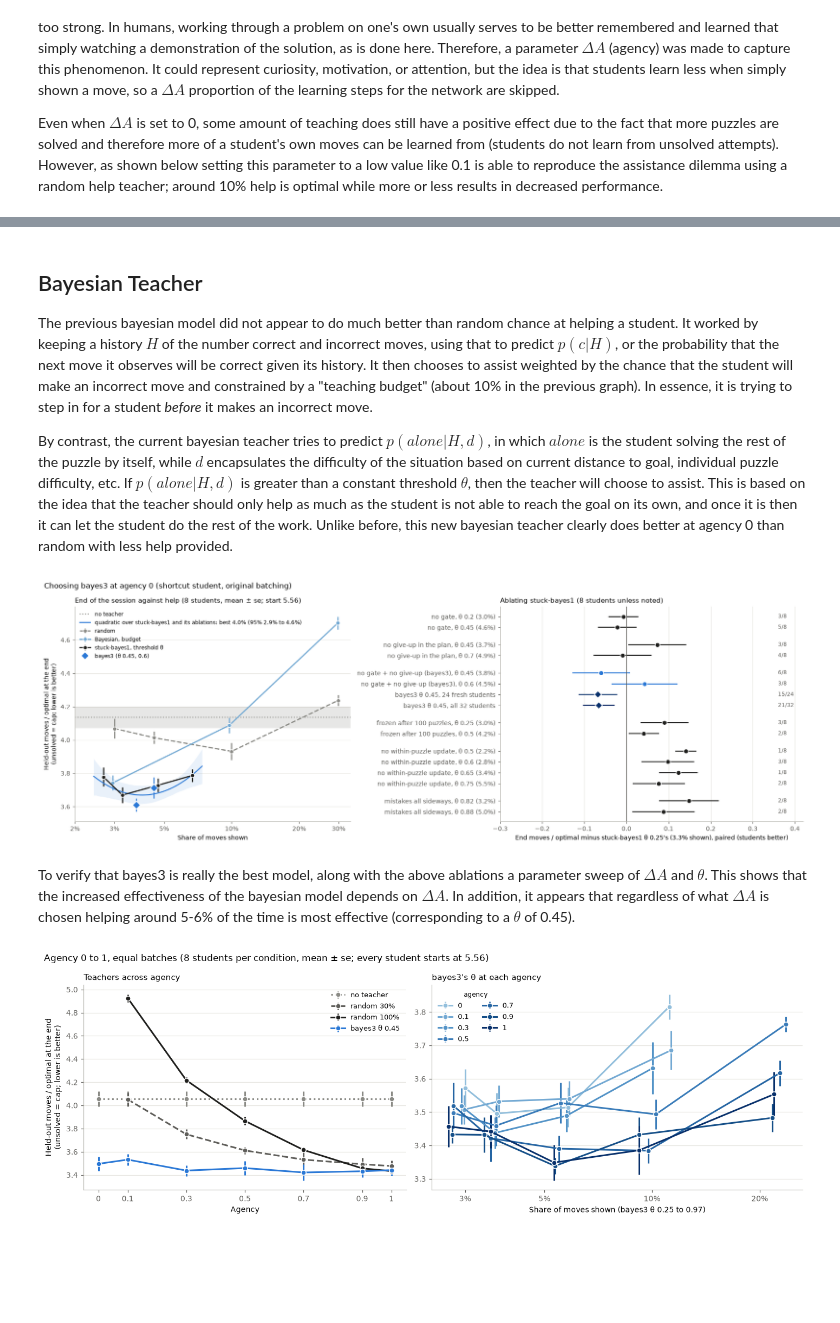
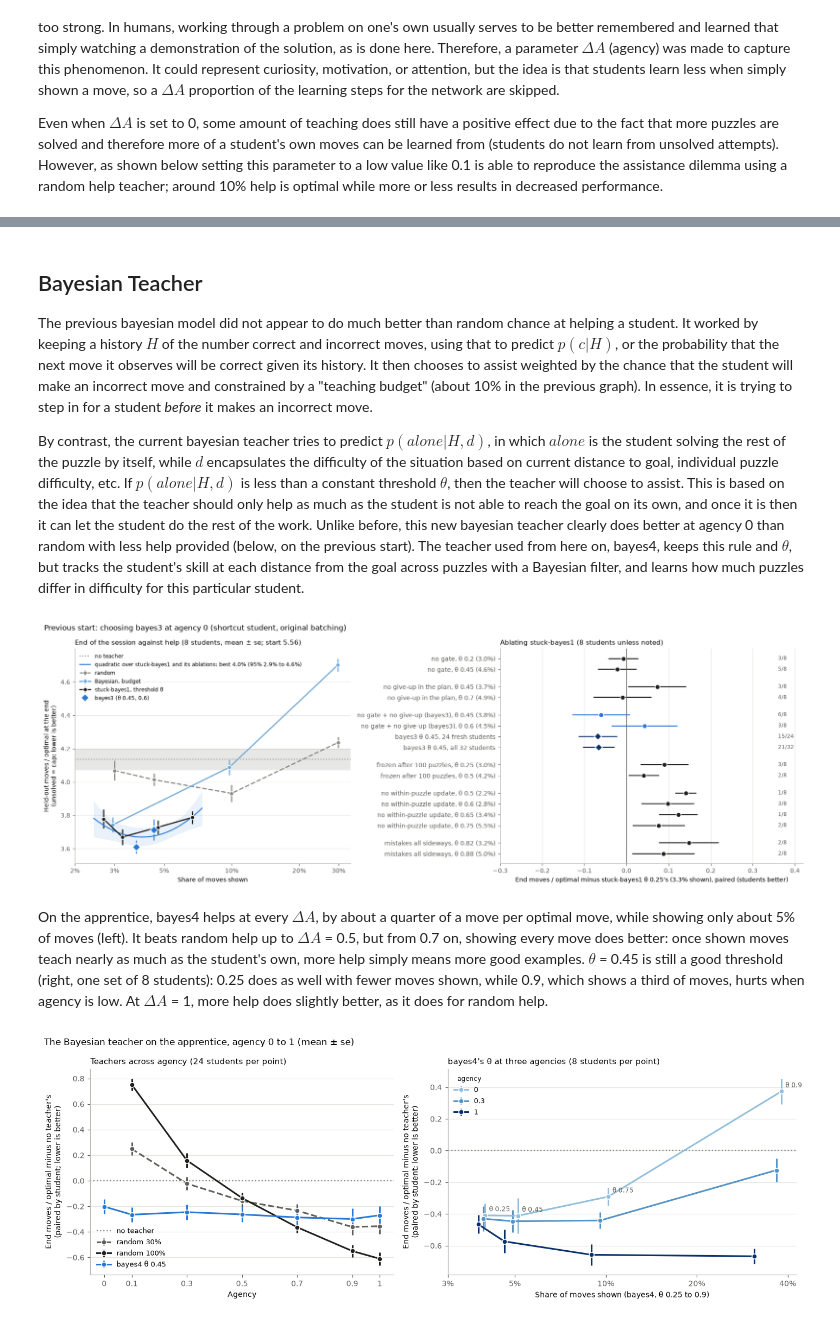
Before and after one commit to Appleseed4k/rush-hour, a Jupyter notebook: notebooks/summary.ipynb, the cells around one changed output, grey strips where cells are left out. Drawn from its saved outputs; the diff is of its cells as text; code cells hidden in the pictures; blank space fills up the shorter version.

```diff
--- a/notebooks/summary.ipynb
+++ b/notebooks/summary.ipynb
@@ -354,6 +354,7 @@ for m in manifest:
     pts.append((start_of[m["round"]] + max(m["epoch"] - 1, 0),
                 *fs.predict(runs, app_puzzles, first10, app_edges, app_rates, 0.0, True), m["kept"]))
 x, solve, ratio, kept = map(np.array, zip(*pts))
+is_start = np.array([m["file"] == os.path.basename(paths.START) for m in manifest])  # every session's start
 ratios_untrained = list(ratio[:1])
 
 fig, (a1, a2) = plt.subplots(1, 2, figsize=(13, 4.4))
@@ -363,6 +364,8 @@ for ax, y in ((a1, solve), (a2, ratio)):
         ax.plot(x[idx], y[idx], "-", color=MODEL, lw=1.8)
     ax.plot(x[~kept], y[~kept], "o", color=MODEL, ms=4.5, mfc="white", mew=1.2, label="apprentice, each epoch")
     ax.plot(x[kept], y[kept], "o", color=MODEL, ms=6.5, mec="white", label="epoch kept for the next round")
+    ax.plot(x[is_start], y[is_start], "o", ms=13, mfc="none", mec=ACCENT, mew=1.8,
+            label="the student's start (round 1, epoch 2)")
 for ax, h, hse in ((a1, hs, hs_se), (a2, hr, hr_se)):
     ax.axhspan(h - hse, h + hse, color=PEOPLE, alpha=0.25, lw=0)
     ax.axhline(h, color=PEOPLE, lw=1.5, label="people, trials 1-10 ± se")
@@ -484,6 +501,6 @@ plt.show()
 With these improvements, the model now matches the learning curve of humans much more closely, with the exception of solve rate due to the aforementioned confounds of people giving up early. Importantly, they are only fit to the first thirty trials of human data (beyond which many participants drop out or give up much more easily, hence the lower solve rate).
 # %%
-e = entry("people_all_m20", "none")
+e = entry("ao_people_all_m10", "none")
 student_rows = block_stats(pd.DataFrame([x | {"student": s} for s, rec in e["sessions"].items() for x in rec]),
                            "student")
 fig, axes = plt.subplots(2, 4, figsize=(14, 6), sharex=True, sharey="row")
@@ -491,7 +508,7 @@ for col, length in enumerate(LENGTHS):
     for row, (column, label) in enumerate((("ratio", "Moves / optimal, solved"), ("solve", "Solve rate"))):
         ax = axes[row, col]
         for rows, name, color in ((people_rows, "people", PEOPLE), (pred_rows, f"AND-OR, γ = {GAMMA:g}", RULE),
-                                  (student_rows, "ExIt student, full hindsight, multiplier 20", MODEL)):
+                                  (student_rows, "apprentice student, full hindsight, multiplier 10", MODEL)):
             x, m, s = block_curve(rows, length, column)
             ax.fill_between(x, m - s, m + s, color=color, alpha=0.18, lw=0)
             ax.plot(x, m, "-o", color=color, lw=2, ms=4.5, mec="white", mew=0.8, label=name)
@@ -503,7 +520,7 @@ for col, length in enumerate(LENGTHS):
             ax.set_xlabel("Trial")
         tidy(ax)
 axes[1, 0].legend(loc="lower left")
-fig.suptitle(f"No teacher: people, the AND-OR model and the fitted ExIt student (blocks of {BLOCK} trials, mean ± se)",
+fig.suptitle(f"No teacher: people, the AND-OR model and the fitted apprentice student (blocks of {BLOCK} trials, mean ± se)",
              x=0.01, ha="left")
 plt.tight_layout()
 plt.show()
@@ -622,9 +673,10 @@ plt.show()
 
 The previous bayesian model did not appear to do much better than random chance at helping a student. It worked by keeping a history $H$ of the number correct and incorrect moves, using that to predict $p(c|H)$, or the probability that the next move it observes will be correct given its history. It then chooses to assist weighted by the chance that the student will make an incorrect move and constrained by a "teaching budget" (about 10% in the previous graph). In essence, it is trying to step in for a student *before* it makes an incorrect move.
 
-By contrast, the current bayesian teacher tries to predict $p(alone|H,d)$, in which $alone$ is the student solving the rest of the puzzle by itself, while $d$ encapsulates the difficulty of the situation based on current distance to goal, individual puzzle difficulty, etc. If $p(alone|H,d)$ is greater than a constant threshold $\theta$, then the teacher will choose to assist. This is based on the idea that the teacher should only help as much as the student is not able to reach the goal on its own, and once it is then it can let the student do the rest of the work. Unlike before, this new bayesian teacher clearly does better at agency 0 than random with less help provided.
+By contrast, the current bayesian teacher tries to predict $p(alone|H,d)$, in which $alone$ is the student solving the rest of the puzzle by itself, while $d$ encapsulates the difficulty of the situation based on current distance to goal, individual puzzle difficulty, etc. If $p(alone|H,d)$ is less than a constant threshold $\theta$, then the teacher will choose to assist. This is based on the idea that the teacher should only help as much as the student is not able to reach the goal on its own, and once it is then it can let the student do the rest of the work. Unlike before, this new bayesian teacher clearly does better at agency 0 than random with less help provided (below, on the previous start). The teacher used from here on, bayes4, keeps this rule and $\theta$, but tracks the student's skill at each distance from the goal across puzzles with a Bayesian filter, and learns how much puzzles differ in difficulty for this particular student.
 # %%
 RUN0 = "teach_shortcut_agency0"
+nm, ns = mean_se(ends(entry("teach_shortcut_agency0.3", "none")).values())  # previous start, no teacher
 BASELINE = "stuck-bayes1:0.25"
 BAYES3 = "stuck-bayes1:0.45,patience=0,giveup=0"
 LINES = {"random": (["random:0.03", "random:0.045", "random:0.1", "random:0.3"], PEOPLE, "--"),
@@ -727,50 +779,48 @@ a2.set_xlabel(f"End moves / optimal minus stuck-bayes1 θ 0.25's ({spend(entry(R
               "(students better)")
 a2.set_title("Ablating stuck-bayes1 (8 students unless noted)")
 tidy(a2, grid="x")
-fig.suptitle("Choosing bayes3 at agency 0 (shortcut student, original batching)", x=0.01, ha="left")
+fig.suptitle("Previous start: choosing bayes3 at agency 0 (shortcut student, original batching)", x=0.01, ha="left")
 plt.tight_layout()
 plt.show()
 # %% [output]
-[figure, old version]
+[figure, new version]
 # %% [markdown]
-To verify that bayes3 is really the best model, along with the above ablations a parameter sweep of $\Delta A$ and $\theta$. This shows that the increased effectiveness of the bayesian model depends on $\Delta A$. In addition, it appears that regardless of what $\Delta A$ is chosen helping around 5-6% of the time is most effective (corresponding to a $\theta$ of 0.45).
+On the apprentice, bayes4 helps at every $\Delta A$, by about a quarter of a move per optimal move, while showing only about 5% of moves (left). It beats random help up to $\Delta A$ = 0.5, but from 0.7 on, showing every move does better: once shown moves teach nearly as much as the student's own, more help simply means more good examples. $\theta$ = 0.45 is still a good threshold (right, one set of 8 students): 0.25 does as well with fewer moves shown, while 0.9, which shows a third of moves, hurts when agency is low. At $\Delta A$ = 1, more help does slightly better, as it does for random help.
 # %%
-def run_of(a):
-    return "teach_shortcut_agency1_even" if a == 1.0 else f"teach_shortcut_agency{a}_even"
-
-
-def at(a, spec):
-    return entry("teach_shortcut_agency0.0_even" if spec == "none" else run_of(a), spec)
-
-
-THETAS = (0.25, 0.45, 0.75, 0.9, 0.97)
-sweep = {(a, t): e for a in AGENCIES for t in THETAS for e in [at(a, f"bayes3:{t}")] if e is not None}
+THETAS = {"bayes4:0.25": 0.25, "bayes4": 0.45, "bayes4:0.75": 0.75, "bayes4:0.9": 0.9}
 fig, axes = plt.subplots(1, 2, figsize=(13, 4.6), gridspec_kw={"width_ratios": [1, 1.15]})
-for spec, name, color, ls in (("none", "no teacher", PEOPLE, ":"), ("random:0.3", "random 30%", MUTED, "--"),
-                              ("random:1.0", "random 100%", INK, "-"), ("bayes3:0.45", "bayes3 θ 0.45", MODEL, "-")):
-    pts = [(a, *mean_se(ends(e).values())) for a in AGENCIES for e in [at(a, spec)] if e is not None]
+axes[0].axhline(0, color=PEOPLE, lw=1.5, ls=":", label="no teacher")
+for spec, name, color, ls in (("random:0.3", "random 30%", MUTED, "--"), ("random:1.0", "random 100%", INK, "-"),
+                              ("bayes4", "bayes4 θ 0.45", MODEL, "-")):
+    pts = [(a, r[0], r[1]) for a in AGENCIES for r in [vs_none(a, spec)] if r is not None]
     xa, m, s = zip(*pts)
     axes[0].errorbar(xa, m, yerr=s, fmt=ls + "o", color=color, lw=2, ms=6, mec="white", label=name)
 axes[0].set_xticks(AGENCIES, [f"{a:g}" for a in AGENCIES])
 axes[0].set_xlabel("Agency")
-axes[0].set_ylabel(END_LABEL)
-axes[0].legend(loc="upper right")
-axes[0].set_title("Teachers across agency")
+axes[0].set_ylabel(GAIN_LABEL)
+axes[0].legend(loc="lower left")
+axes[0].set_title("Teachers across agency (24 students per point)")
 tidy(axes[0])
-for a in AGENCIES:
-    pts = sorted((spend(e), *mean_se(ends(e).values())) for (aa, t), e in sweep.items() if aa == a)
-    xs, m, s = map(np.array, zip(*pts))
+axes[1].axhline(0, color=PEOPLE, lw=1.5, ls=":")
+for a in (0.0, 0.3, 1.0):
+    pts = sorted((r[4], r[0], r[1], t) for spec, t in THETAS.items() for r in [vs_none(a, spec, SEED_RUNS[:1])]
+                 if r is not None)
+    xs, m, s, ts = map(np.array, zip(*pts))
     axes[1].errorbar(xs, m, yerr=s, fmt="-o", color=AGENCY_COLORS[a], lw=2, ms=6, mec="white", label=f"{a:g}")
+    if a == 0.0:
+        for xx, yy, t in zip(xs, m, ts):
+            axes[1].annotate(f"θ {t:g}", (xx, yy), xytext=(5, 5), textcoords="offset points", fontsize=8,
+                             color=MUTED)
 axes[1].set_xscale("log")
-axes[1].set_xticks([0.03, 0.05, 0.1, 0.2], ["3%", "5%", "10%", "20%"])
+axes[1].set_xticks([0.03, 0.05, 0.1, 0.2, 0.4], ["3%", "5%", "10%", "20%", "40%"])
 axes[1].minorticks_off()
-axes[1].set_xlabel("Share of moves shown (bayes3 θ 0.25 to 0.97)")
-axes[1].legend(loc="upper left", ncol=2, title="agency", title_fontsize=8)
-axes[1].set_title("bayes3's θ at each agency")
+axes[1].set_xlabel("Share of moves shown (bayes4, θ 0.25 to 0.9)")
+axes[1].set_ylabel(GAIN_LABEL)
+axes[1].legend(loc="upper left", title="agency", title_fontsize=8)
+axes[1].set_title("bayes4's θ at three agencies (8 students per point)")
 tidy(axes[1])
-fig.suptitle(f"Agency 0 to 1, equal batches (8 students per condition, mean ± se; every student starts at "
-             f"{start_score(at(0.0, 'none')):.2f})", x=0.01, ha="left")
+fig.suptitle("The Bayesian teacher on the apprentice, agency 0 to 1 (mean ± se)", x=0.01, ha="left")
 plt.tight_layout()
 plt.show()
 # %% [output]
-[figure, old version]
+[figure, new version]
```
Also changed, not shown: parts of 13 cells of this notebook, 4 other files.
